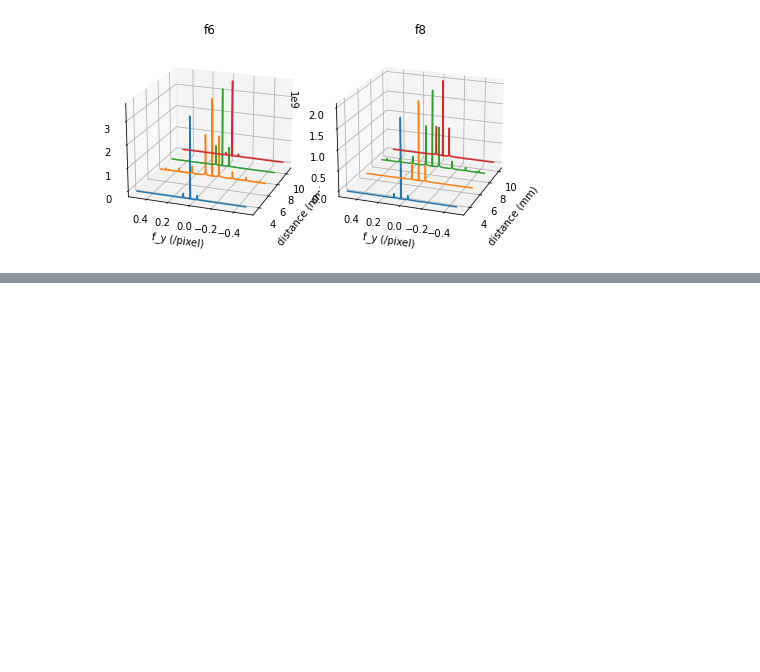
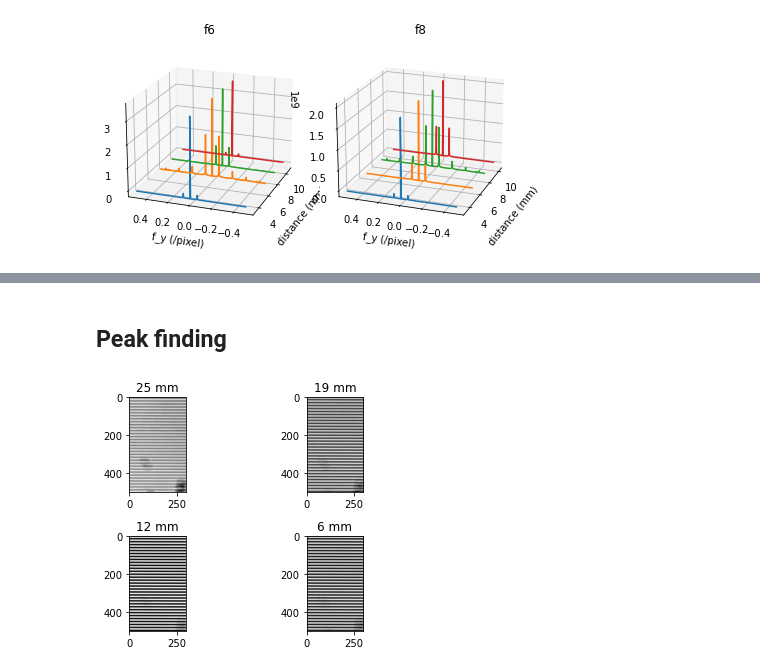
Before and after one commit to kwokkenton/optea, a Jupyter notebook: srayan_dof.ipynb, the cells around one changed output, grey strips where cells are left out. Cells and saved outputs as stored; diff of their text form; code cells hidden in the pictures; blank space fills up the shorter version.

Commit message:
add: peak finding, animation; begin: colour analysis

```diff
--- a/srayan_dof.ipynb
+++ b/srayan_dof.ipynb
@@ -219,0 +236,6 @@ fft_plot_quartiles_compare([f6, f8], [D, D[:-1]], ['f6', 'f8'])
+# %% [markdown]
+## Peak finding
+# %%
+im = load_disp_img(f22, E, disp=True)
+# %% [output]
+[figure, added]
```
Also changed, not shown: parts of 17 cells of this notebook, 2 other files.
